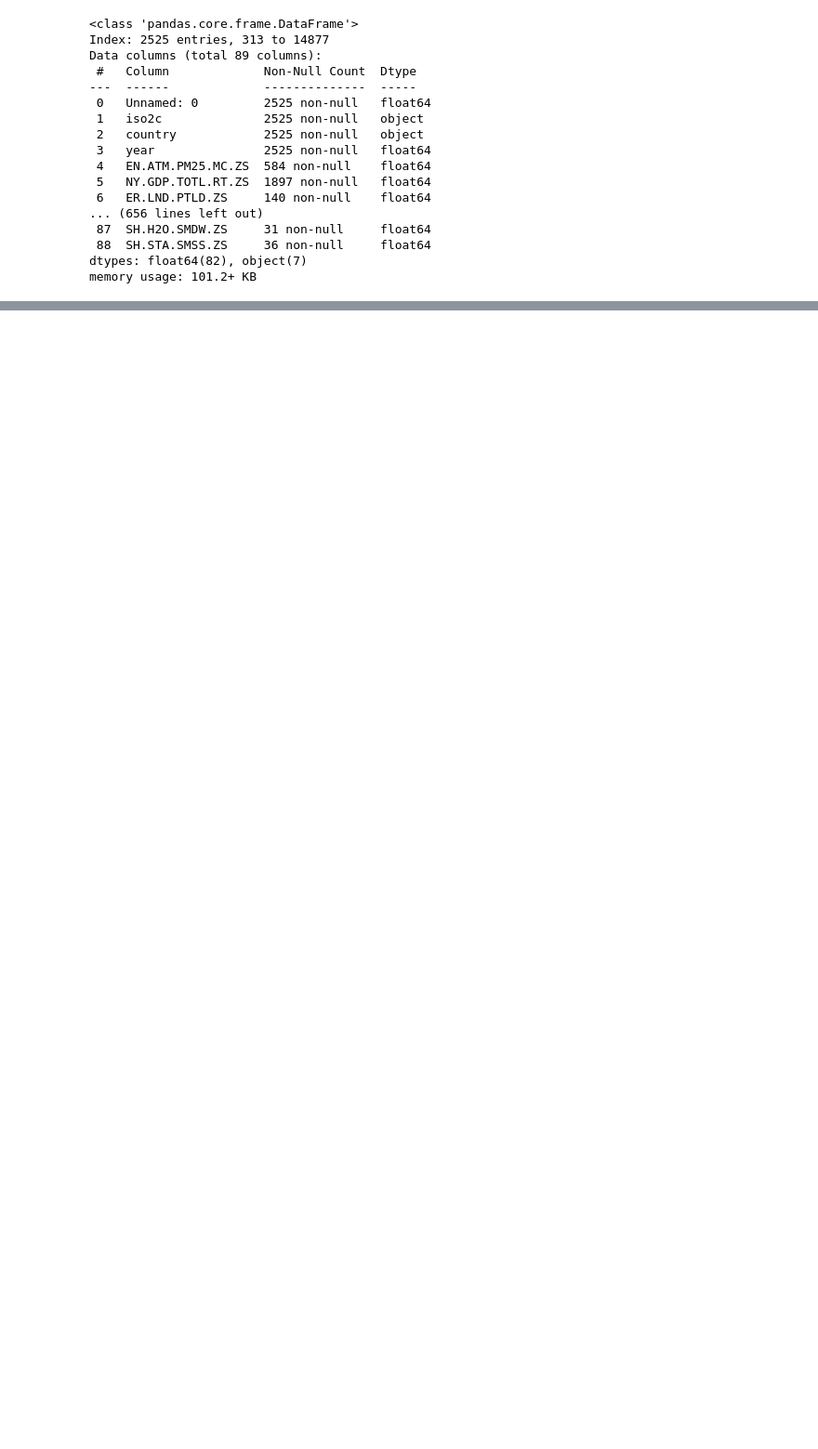
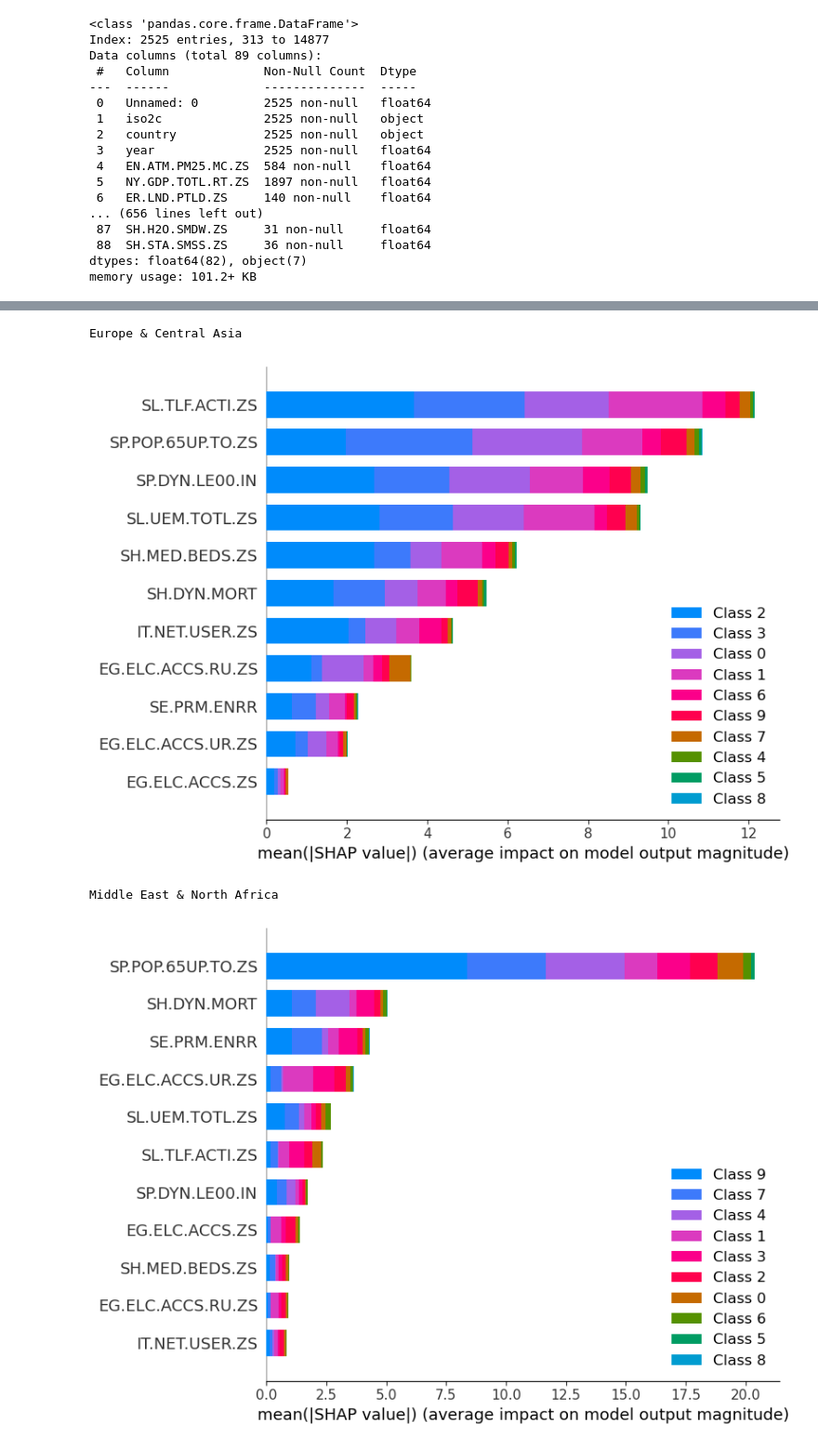
Before and after one commit to dylanlhong/environmental_impact_score, a Jupyter notebook: model.ipynb, the cells around one changed output, grey strips where cells are left out. Shown at 93% size. Cells and saved outputs as stored; diff of their text form; code cells hidden in the pictures; blank space fills up the shorter version.

```diff
--- a/model.ipynb
+++ b/model.ipynb
@@ -333,0 +399,9 @@ for region in regions.values():
+# %%
+# Changing target and indicator variables based on lack of data
+
+# Get rid of initial variables that do not have enough data
+feature_columns = ['EG.ELC.ACCS.ZS', 'EG.ELC.ACCS.UR.ZS', 'EG.ELC.ACCS.RU.ZS', 'SH.MED.BEDS.ZS',
+                   'SL.TLF.ACTI.ZS', 'SP.DYN.LE00.IN', 'SH.DYN.MORT', 'SP.POP.65UP.TO.ZS',
+                   'SE.PRM.ENRR', 'SL.UEM.TOTL.ZS', 'IT.NET.USER.ZS']  # List of feature column names
+target_columns = ['AG.LND.FRST.ZS', 'EG.FEC.RNEW.ZS', 'EG.ELC.RNEW.ZS', 'EG.USE.COMM.FO.ZS', 'EN.ATM.METH.PC', 'EN.ATM.NOXE.PC',
+                  'EG.EGY.PRIM.PP.KD', 'NY.ADJ.DRES.GN.ZS', 'NY.ADJ.DFOR.GN.ZS', 'EN.ATM.CO2E.PC']  # Name of target column
@@ -338,0 +557,20 @@ for region in regions.values():
+# %%
+# Fine-tuning hyper-parameter of ridge regression
+
+for region in regions.values():
+
+    ridge_cv = RidgeCV(alphas=[0.0001, 0.001, 0.01, 0.1, .5, .9, 1.0, 1.1, 1.5])
+    ridge_cv.fit(region.X_train_imputed, region.y_train_imputed)
+    best_alpha = ridge_cv.alpha_
+
+    # Create ridge model
+    region.ridge_reg = Ridge(alpha=best_alpha)
+
+    # Fit to data
+    region.ridge_reg.fit(region.X_train_imputed, region.y_train_imputed)
+
+    # Evaluate model
+    y_pred = region.ridge_reg.predict(region.X_test_imputed)
+    mse = mean_squared_error(region.y_test_imputed, y_pred)
+    print(f"{region.name} Ridge Linear Regression Model")
+    print(f"Mean squared error: {mse}. Baseline: {region.mean_target}")
@@ -338,0 +592,19 @@ for region in regions.values():
+# %%
+# Use SHAP to interpret the random forest regressor
+
+for region in regions.values():
+    # Create a SHAP tree explainer
+    explainer = shap.TreeExplainer(region.rf_model)
+
+    # Calculate SHAP values
+    shap_values = explainer.shap_values(region.X_test_imputed)
+
+    # Summary plot for global interpretations
+    print(region.name)
+    shap.summary_plot(shap_values, region.X_test_imputed, feature_names=feature_columns)
+    print("\n")
+# %% [output]
+Europe & Central Asia
+[figure, added]
+Middle East & North Africa
+[figure, added]
```
Also changed, not shown: parts of 11 cells of this notebook.
